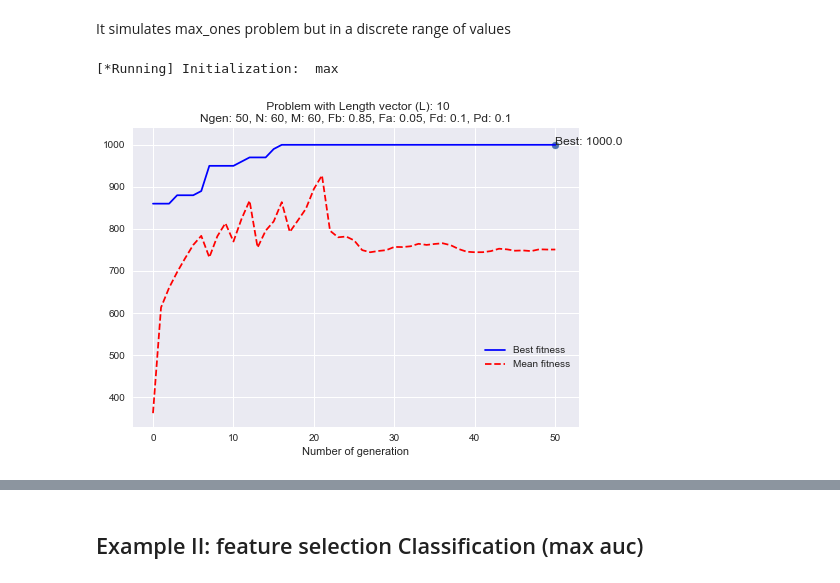
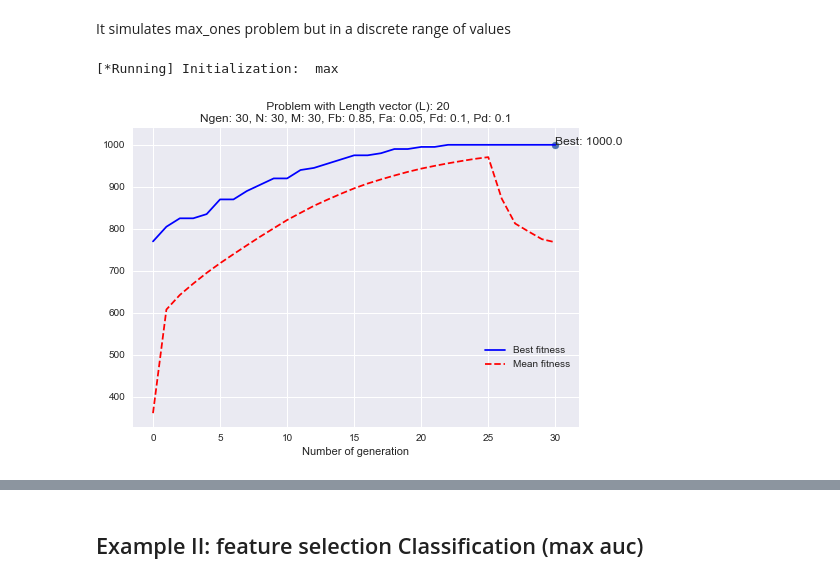
Before and after one commit to VictorPelaez/coral-reef-optimization-algorithm, a Jupyter notebook: cro/test.ipynb, the cells around one changed output, grey strips where cells are left out. Saved outputs shown, nothing was run; the diff lists cells and outputs as text; code cells hidden in the pictures.

```diff
--- a/cro/test.ipynb
+++ b/cro/test.ipynb
@@ -11,9 +11,9 @@ from fitness import max_ones
 ## ------------------------------------------------------
 ## Parameters initialization
 ## ------------------------------------------------------
-Ngen = 75                  # Number of generations
-N  = 40                    # MxN: reef size
-M  = 40                    # MxN: reef size
+Ngen = 30                  # Number of generations
+N  = 20                    # MxN: reef size
+M  = 20                    # MxN: reef size
 Fb = 0.7                   # Broadcast prob.
 Fa = 0.1                   # Asexual reproduction prob.
 Fd = 0.1                   # Fraction of the corals to be eliminated in the depredation operator.
@@ -42,31 +42,31 @@ It simulates max_ones problem but in a discrete range of values
 # %%
 import numpy as np
 import seaborn as sns
 from cro import *
 from fitness import max_ones
 
 ## ------------------------------------------------------
 ## Parameters initialization
 ## ------------------------------------------------------
-Ngen = 50                  # Number of generations
-N  = 60                    # MxN: reef size
-M  = 60                    # MxN: reef size
+Ngen = 30                  # Number of generations
+N  = 30                    # MxN: reef size
+M  = 30                    # MxN: reef size
 Fb = 0.85                  # Broadcast prob.
 Fa = 0.05                  # Asexual reproduction prob.
 Fd = 0.1                   # Fraction of the corals to be eliminated in the depredation operator.
 r0 = 0.6                   # Free/total initial proportion
 k  = 3                     # Number of opportunities for a new coral to settle in the reef
 Pd = 0.1                   # Depredation prob.
 opt= 'max'                 # flag: 'max' for maximizing and 'min' for minimizing
-L = 10
+L = 20
 ke = 0.2
 mode = 'disc'
 ## ------------------------------------------------------
 
 grid = {'x': [2, 10]}      # Discrete values between 2 and 10
 
 cro = CRO(Ngen, N, M, Fb, Fa, Fd, r0, k, Pd, max_ones, opt, L, verbose=False, ke=ke, mode=mode, param_grid=grid)
 %time (REEF, REEFpob, REEFfitness, ind_best, Bestfitness, Meanfitness) = cro.fit()
 # %% [output]
 [*Running] Initialization:  max
-[figure, old version]
+[figure, new version]
```
Also changed, not shown: parts of 4 cells of this notebook, 1 other file.
